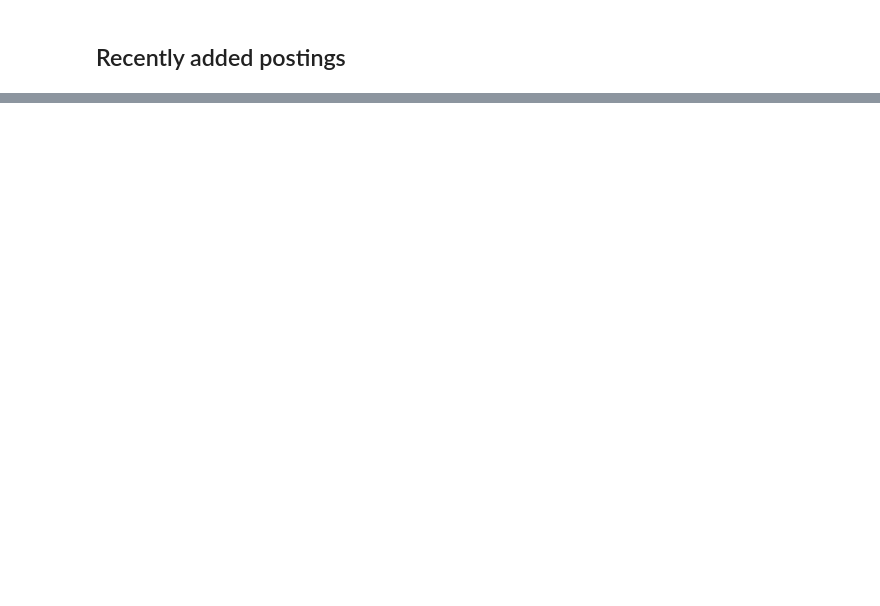
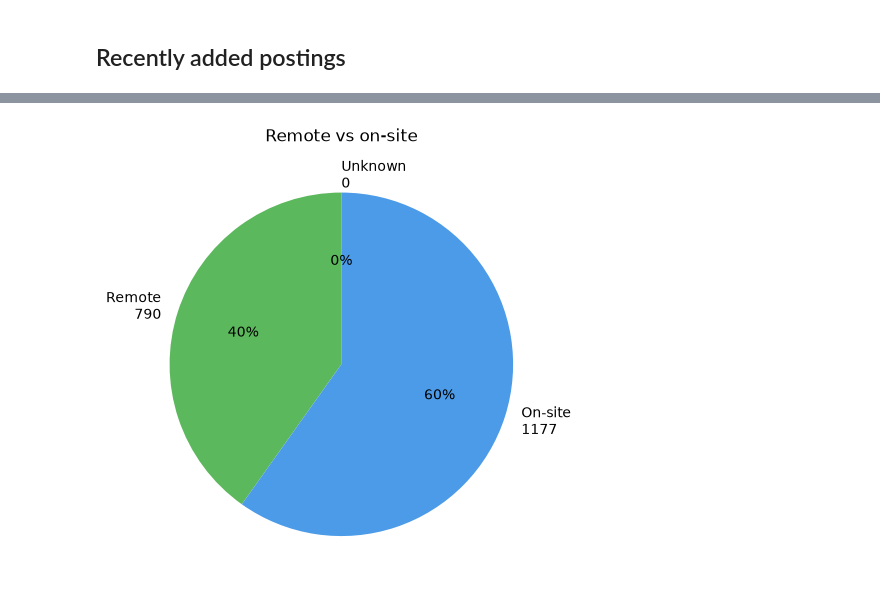
Before and after one commit to GalKepler/job_agent, a Jupyter notebook: notebooks/01_pipeline_overview.ipynb, the cells around one changed output, grey strips where cells are left out. Drawn from its saved outputs; the diff is of its cells as text; code cells hidden in the pictures; blank space fills up the shorter version.

```diff
--- a/notebooks/01_pipeline_overview.ipynb
+++ b/notebooks/01_pipeline_overview.ipynb
@@ -83,0 +167,19 @@ df_recent
+# %%
+# Remote vs on-site split
+with Session(engine) as s:
+    remote_n = s.scalar(select(func.count()).where(Posting.remote == True))
+    onsite_n = s.scalar(select(func.count()).where(Posting.remote == False))
+    null_n   = s.scalar(select(func.count()).where(Posting.remote == None))
+
+labels = ['Remote', 'On-site', 'Unknown']
+sizes  = [remote_n, onsite_n, null_n]
+colors = ['#5cb85c', '#4c9be8', '#aaa']
+
+fig, ax = plt.subplots(figsize=(5, 5))
+ax.pie([s for s in sizes], labels=[f'{l}\n{s}' for l, s in zip(labels, sizes)],
+       colors=colors, autopct='%1.0f%%', startangle=90)
+ax.set_title('Remote vs on-site')
+plt.tight_layout()
+plt.show()
+# %% [output]
+[figure, added]
```
Also changed, not shown: parts of 9 cells of this notebook, 12 other files.
